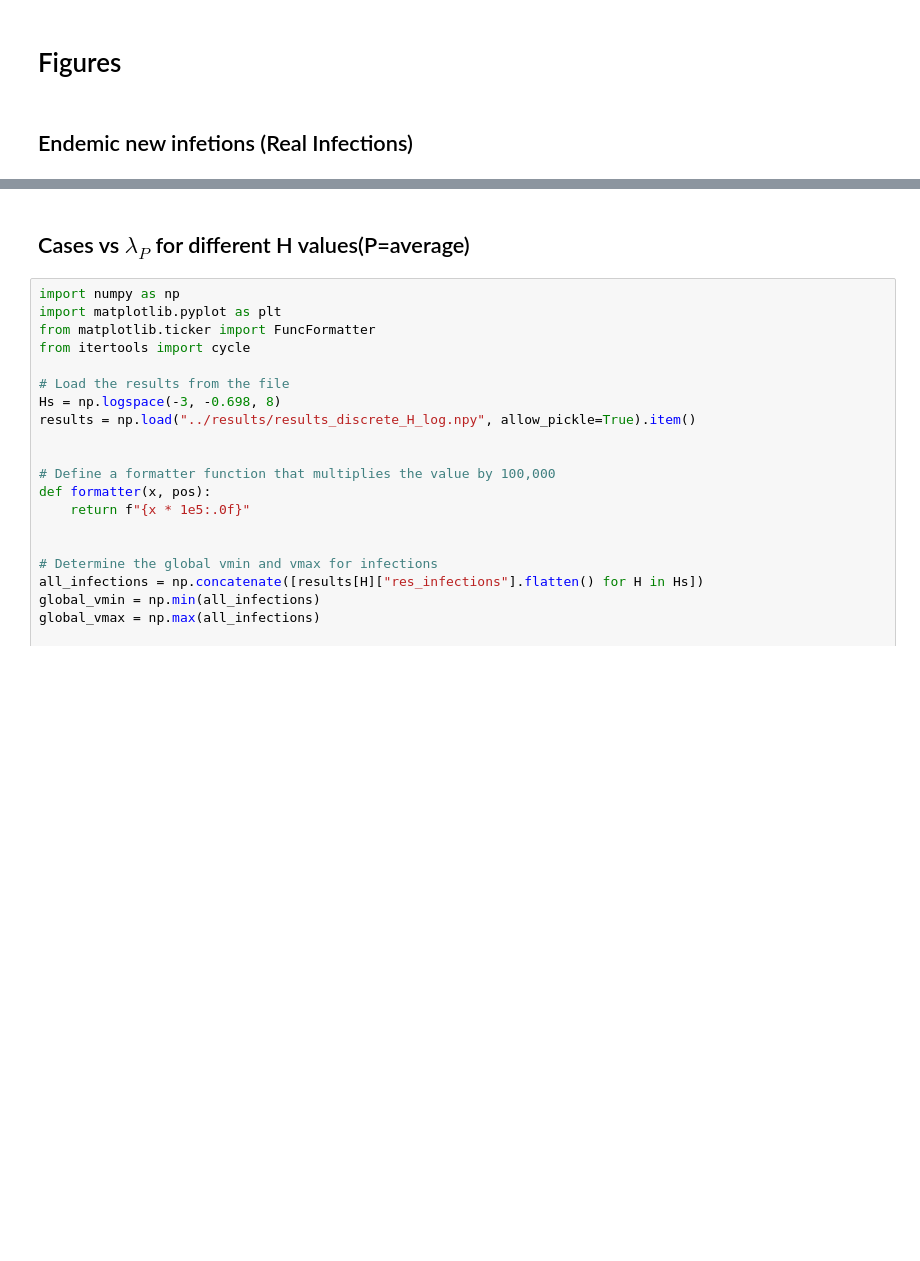
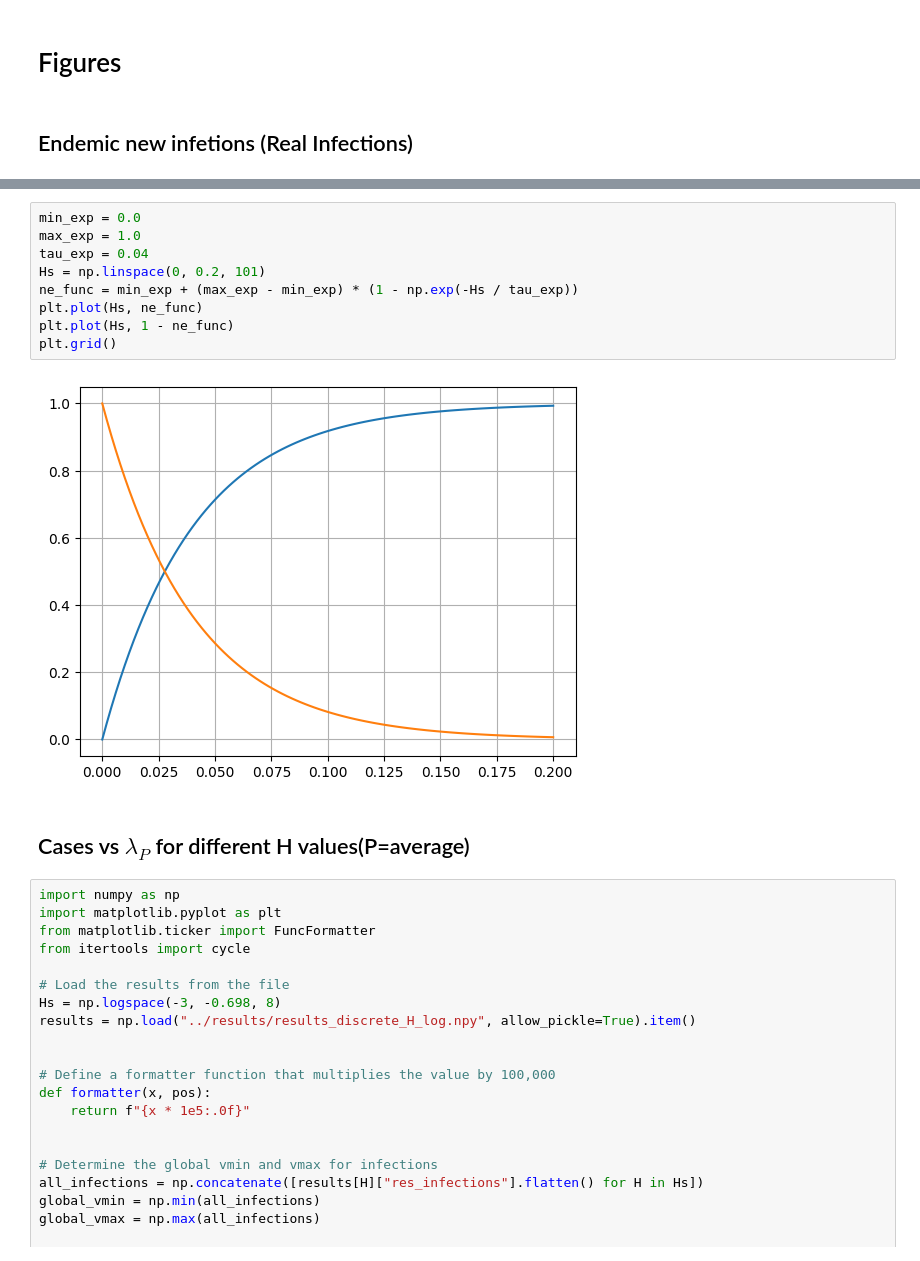
Before and after one commit to Priesemann-Group/testing-paradox-HIV-STI, a Jupyter notebook: notebooks/lambdaP_vs_P.ipynb, the cells around one changed output, grey strips where cells are left out. Drawn from its saved outputs; the diff is of its cells as text; blank space fills up the shorter version.

```diff
--- a/notebooks/lambdaP_vs_P.ipynb
+++ b/notebooks/lambdaP_vs_P.ipynb
@@ -181,3 +277,14 @@ plt.show()
+# %%
+min_exp = 0.0
+max_exp = 1.0
+tau_exp = 0.04
+Hs = np.linspace(0, 0.2, 101)
+ne_func = min_exp + (max_exp - min_exp) * (1 - np.exp(-Hs / tau_exp))
+plt.plot(Hs, ne_func)
+plt.plot(Hs, 1 - ne_func)
+plt.grid()
+# %% [output]
+[figure, added]
 # %% [markdown]
 ## Cases vs $\lambda_P$ for different H values(P=average)
 # %%
```
Also changed, not shown: parts of 10 cells of this notebook, 13 other files.
